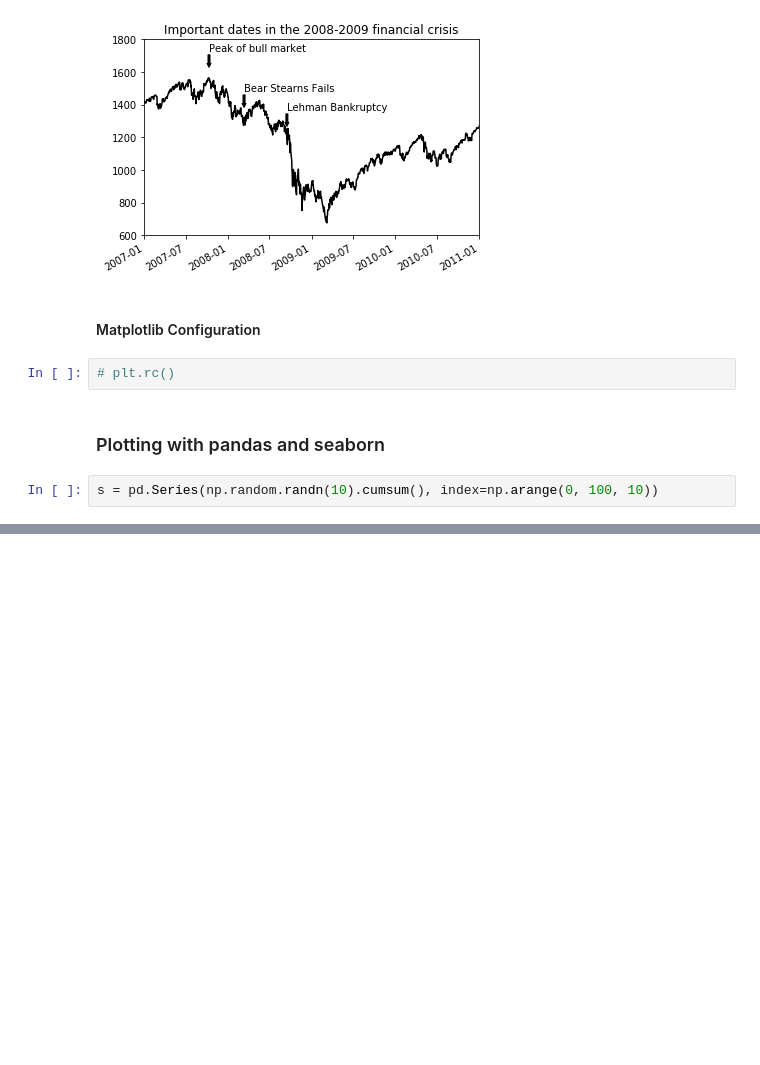
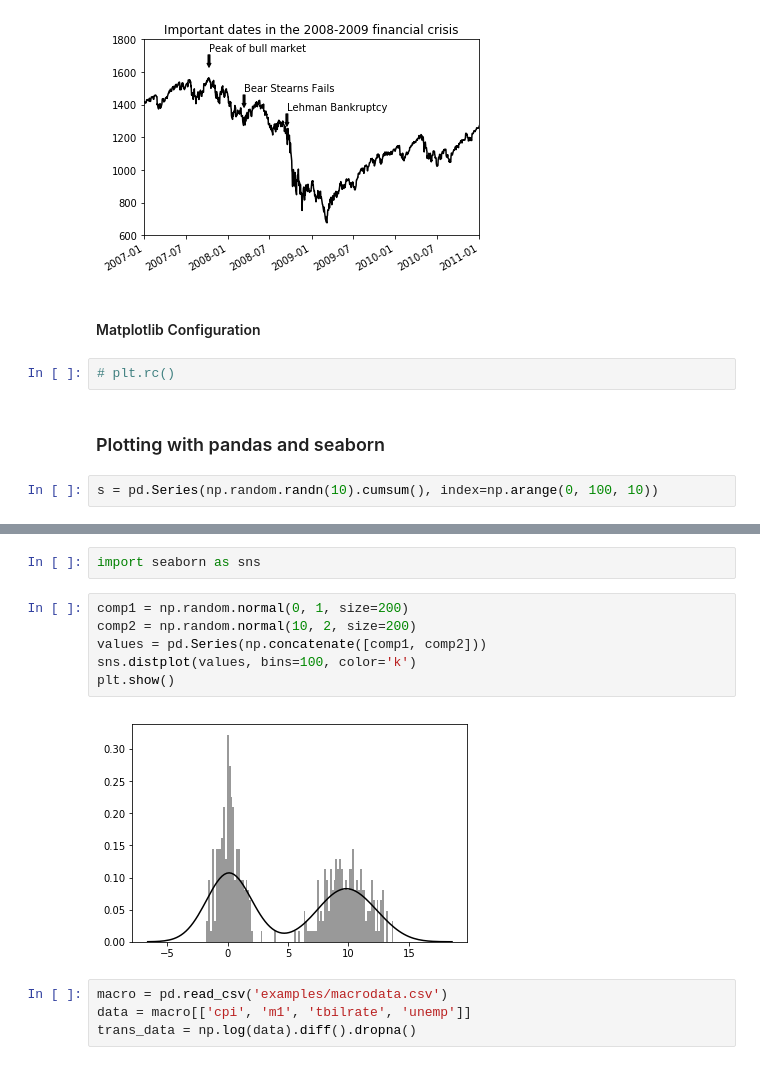
Before and after one commit to EricLiuLR/Python_for_Data_analysis, a Jupyter notebook: my_note_07.ipynb, the cells around one changed output, grey strips where cells are left out. Drawn from its saved outputs; the diff is of its cells as text; blank space fills up the shorter version.

```diff
--- a/my_note_07.ipynb
+++ b/my_note_07.ipynb
@@ -135,0 +166,14 @@ df.plot.barh(stacked=True, alpha=0.5)
+# %%
+import seaborn as sns
+# %%
+comp1 = np.random.normal(0, 1, size=200)
+comp2 = np.random.normal(10, 2, size=200)
+values = pd.Series(np.concatenate([comp1, comp2]))
+sns.distplot(values, bins=100, color='k')
+plt.show()
+# %% [output]
+[figure, added]
+# %%
+macro = pd.read_csv('examples/macrodata.csv')
+data = macro[['cpi', 'm1', 'tbilrate', 'unemp']]
+trans_data = np.log(data).diff().dropna()
```
Also changed, not shown: parts of 15 cells of this notebook.
